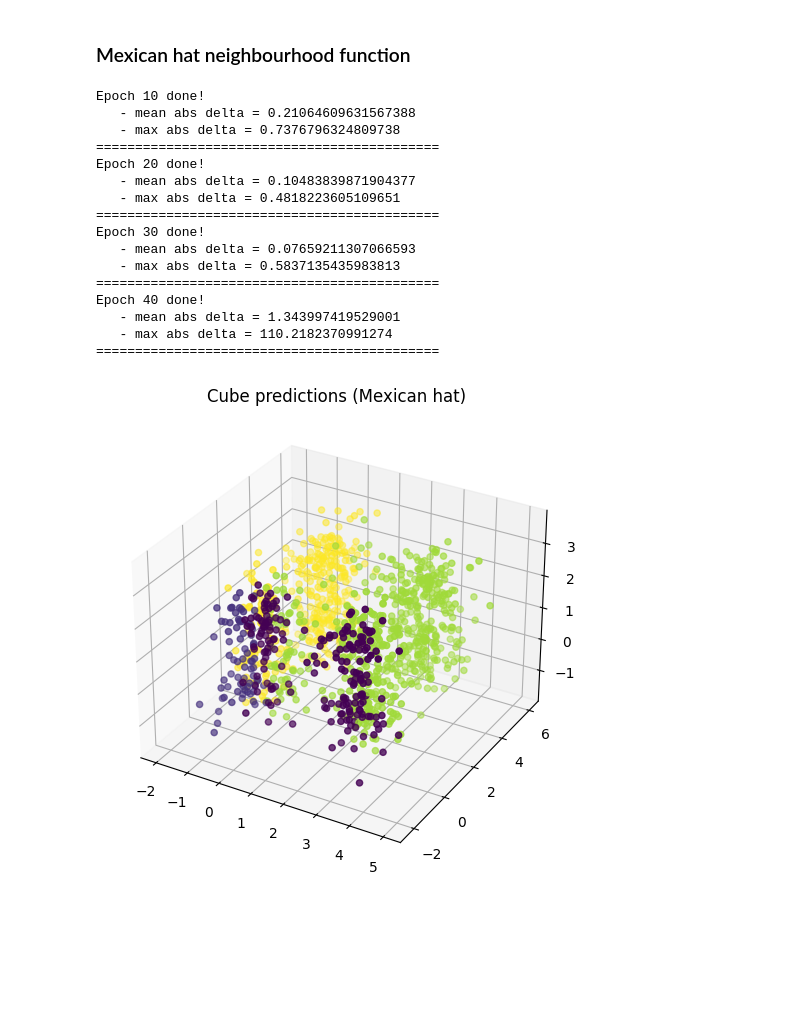
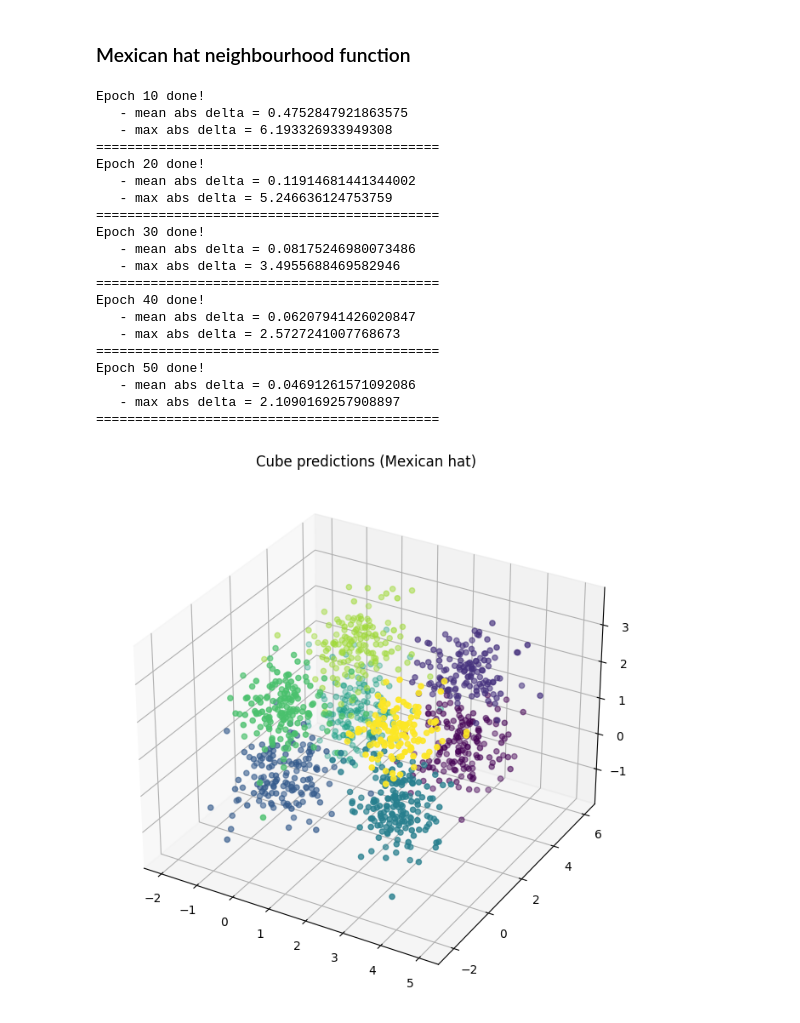
Before and after one commit to maciejors/neural-networks, a Jupyter notebook: kohonen_network/koh1.ipynb, the cells around one changed output. Saved outputs shown, nothing was run; the diff lists cells and outputs as text; code cells hidden in the pictures; blank space fills up the shorter version.

```diff
--- a/kohonen_network/koh1.ipynb
+++ b/kohonen_network/koh1.ipynb
@@ -255,34 +232,38 @@ koh_cube_mex = KohonenNetwork(
 )
 # %%
 koh_cube_mex.train(
-    data=cube_xyz, epochs=40, init_lr=0.1, lr_decay_func=alpha_func,
-    neighbourhood_func=MexicanHat(nbhood_width_factor=0.01),
+    data=cube_xyz, epochs=50, init_lr=0.9, lr_decay_func=alpha_func,
+    neighbourhood_func=MexicanHat(nbhood_width_factor=0.1),
     verbosity_period=10, random_state=26,
 )
 # %% [output]
 Epoch 10 done!
-   - mean abs delta = 0.21064609631567388
-   - max abs delta = 0.7376796324809738
+   - mean abs delta = 0.4752847921863575
+   - max abs delta = 6.193326933949308
 ============================================
 Epoch 20 done!
-   - mean abs delta = 0.10483839871904377
-   - max abs delta = 0.4818223605109651
+   - mean abs delta = 0.11914681441344002
+   - max abs delta = 5.246636124753759
 ============================================
 Epoch 30 done!
-   - mean abs delta = 0.07659211307066593
-   - max abs delta = 0.5837135435983813
+   - mean abs delta = 0.08175246980073486
+   - max abs delta = 3.4955688469582946
 ============================================
 Epoch 40 done!
-   - mean abs delta = 1.343997419529001
-   - max abs delta = 110.2182370991274
+   - mean abs delta = 0.06207941426020847
+   - max abs delta = 2.5727241007768673
 ============================================
+Epoch 50 done!
+   - mean abs delta = 0.04691261571092086
+   - max abs delta = 2.1090169257908897
+============================================
 # %%
 pred = koh_cube_mex.predict(cube_xyz)
 # %%
-fig = plt.figure()
+fig = plt.figure(figsize=(12, 8))
 ax = fig.add_subplot(projection='3d')
 ax.scatter('x', 'y', 'z', data=cube, c=pred)
 plt.title('Cube predictions (Mexican hat)')
 plt.show()
 # %% [output]
-[figure, old version]
+[figure, new version]
```
Also changed, not shown: parts of 12 cells of this notebook, 2 other files.
